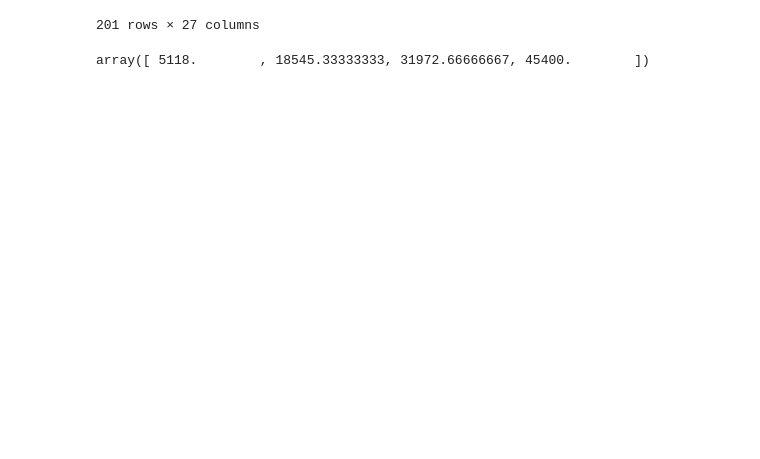
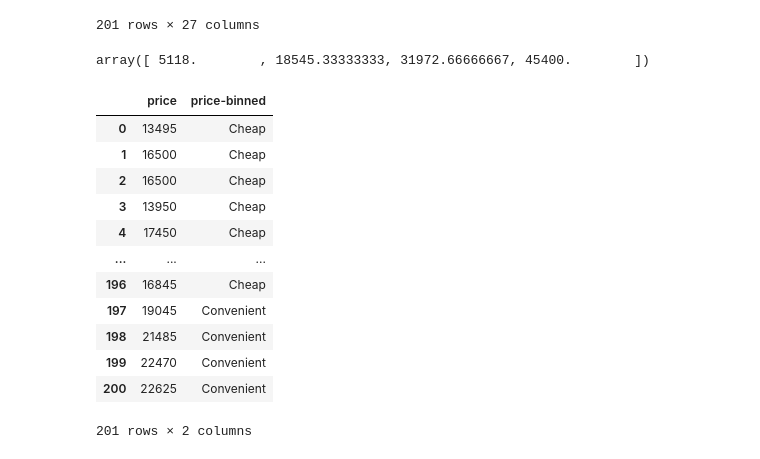
Before and after one commit to Namir50/Data-Science-Machine-learning-tutorial, a Jupyter notebook: Data Preprocessing/5_data_formatting _and_binning.ipynb, the cells around one changed output. Saved outputs shown, nothing was run; the diff lists cells and outputs as text; code cells hidden in the pictures; blank space fills up the shorter version.

```diff
--- a/Data Preprocessing/5_data_formatting _and_binning.ipynb
+++ b/Data Preprocessing/5_data_formatting _and_binning.ipynb
@@ -114,7 +114,7 @@ df_1
 | 200 | -1 | 95.0 | volvo | gas | turbo | four | sedan | rwd | ... |
 201 rows × 27 columns
 # %%
-bins = np.linspace((min(df_1['price'])),max(df_1['price']),4)
-bins
+price_bins = np.linspace((min(df_1['price'])),max(df_1['price']),4)
+price_bins
 # %% [output]
 array([ 5118.        , 18545.33333333, 31972.66666667, 45400.        ])
@@ -122,0 +121,20 @@ price_grou
+# %%
+price_group = ['Cheap', 'Convenient','Costly']
+# %%
+df_1['price-binned'] = pd.cut(df_1['price'],price_bins,labels=price_group, include_lowest= True)
+# %%
+df_1[['price','price-binned']]
+# %% [output]
+|  | price | price-binned |
+| 0 | 13495 | Cheap |
+| 1 | 16500 | Cheap |
+| 2 | 16500 | Cheap |
+| 3 | 13950 | Cheap |
+| 4 | 17450 | Cheap |
+| ... | ... | ... |
+| 196 | 16845 | Cheap |
+| 197 | 19045 | Convenient |
+| 198 | 21485 | Convenient |
+| 199 | 22470 | Convenient |
+| 200 | 22625 | Convenient |
+201 rows × 2 columns
```
Also changed, not shown: parts of 1 cell of this notebook.
